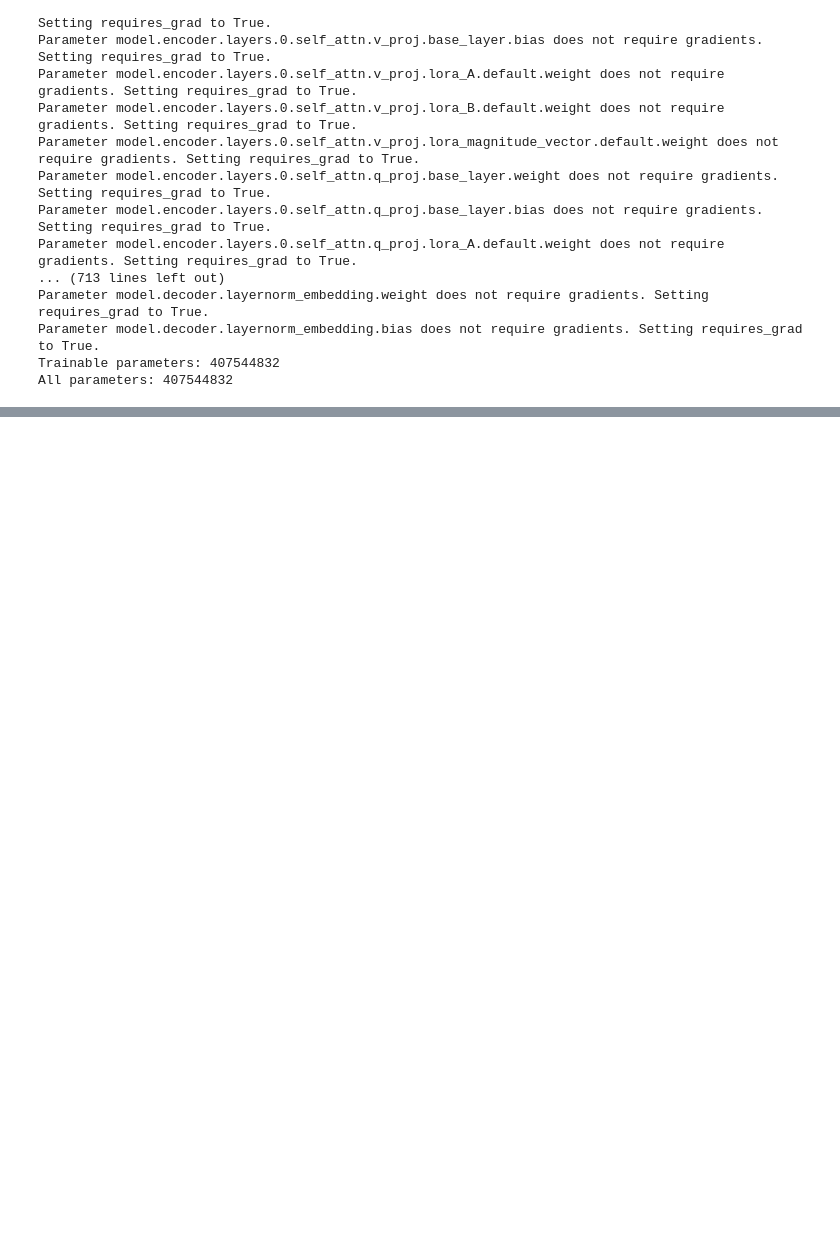
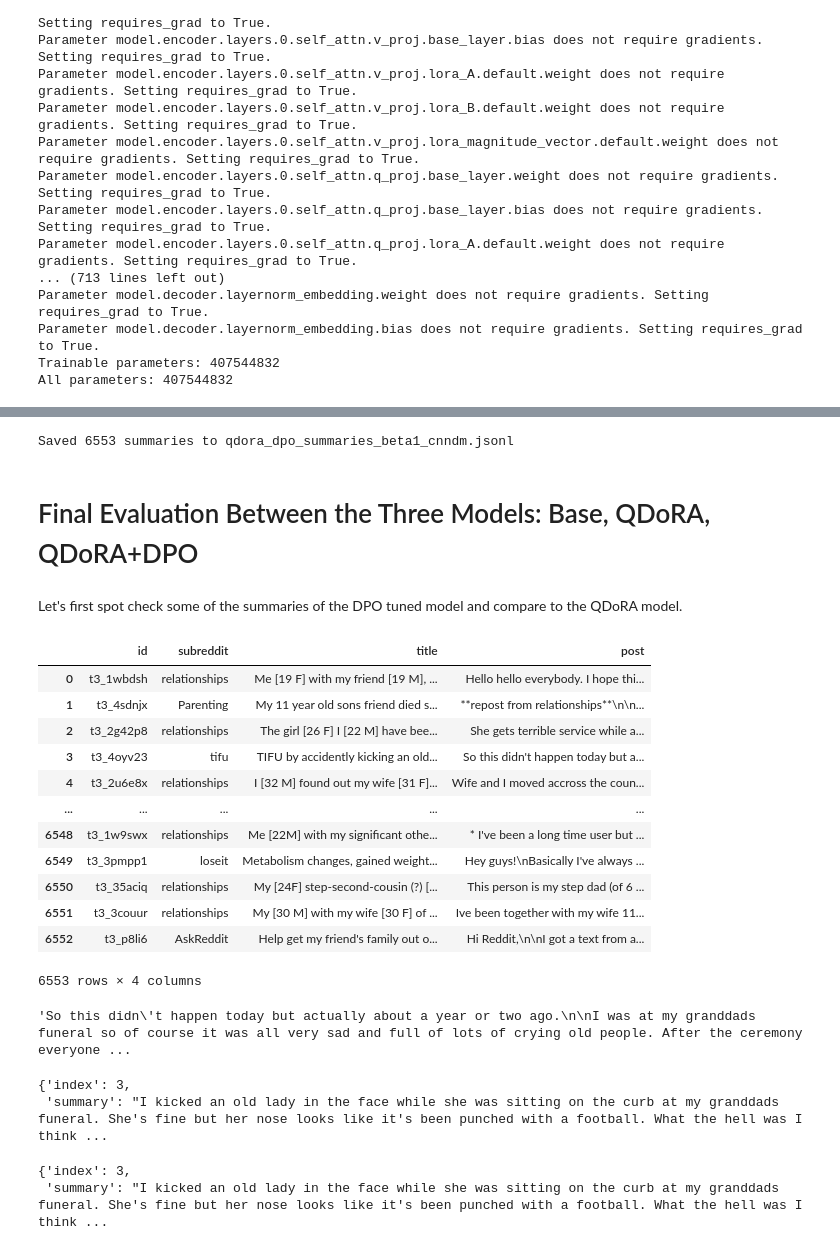
Before and after one commit to zdbrown13/w266_Final_Project_Zane-Victor, a Jupyter notebook: Copy_of_summarization_project.ipynb, the cells around one changed output, grey strips where cells are left out. Cells and saved outputs as stored; diff of their text form; code cells hidden in the pictures; blank space fills up the shorter version.

```diff
--- a/Copy_of_summarization_project.ipynb
+++ b/Copy_of_summarization_project.ipynb
@@ -1407,0 +1156,5 @@ pprint(results)
+# %%
+# Save QDoRA-DPO summaries
+save_summaries_jsonl(QDoRA_DPO_BART_summaries, 'qdora_dpo_summaries_beta1_cnndm.jsonl')
+# %% [output]
+Saved 6553 summaries to qdora_dpo_summaries_beta1_cnndm.jsonl
@@ -1407,0 +1163,34 @@ pprint(results)
+# %% [markdown]
+# Final Evaluation Between the Three Models: Base, QDoRA, QDoRA+DPO
+# %% [markdown]
+Let's first spot check some of the summaries of the DPO tuned model and compare to the QDoRA model.
+# %%
+test_df
+# %% [output]
+|  | id | subreddit | title | post |
+| 0 | t3_1wbdsh | relationships | Me [19 F] with my friend [19 M], ... | Hello hello everybody. I hope thi... |
+| 1 | t3_4sdnjx | Parenting | My 11 year old sons friend died s... | **repost from relationships**\n\n... |
+| 2 | t3_2g42p8 | relationships | The girl [26 F] I [22 M] have bee... | She gets terrible service while a... |
+| 3 | t3_4oyv23 | tifu | TIFU by accidently kicking an old... | So this didn't happen today but a... |
+| 4 | t3_2u6e8x | relationships | I [32 M] found out my wife [31 F]... | Wife and I moved accross the coun... |
+| ... | ... | ... | ... | ... |
+| 6548 | t3_1w9swx | relationships | Me [22M] with my significant othe... | * I've been a long time user but ... |
+| 6549 | t3_3pmpp1 | loseit | Metabolism changes, gained weight... | Hey guys!\nBasically I've always ... |
+| 6550 | t3_35aciq | relationships | My [24F] step-second-cousin (?) [... | This person is my step dad (of 6 ... |
+| 6551 | t3_3couur | relationships | My [30 M] with my wife [30 F] of ... | Ive been together with my wife 11... |
+| 6552 | t3_p8li6 | AskReddit | Help get my friend's family out o... | Hi Reddit,\n\nI got a text from a... |
+6553 rows × 4 columns
+# %%
+test_df['post'][3]
+# %% [output]
+'So this didn\'t happen today but actually about a year or two ago.\n\nI was at my granddads funeral so of course it was all very sad and full of lots of crying old people. After the ceremony everyone ...
+# %%
+qdora_summaries_loaded[3]
+# %% [output]
+{'index': 3,
+ 'summary': "I kicked an old lady in the face while she was sitting on the curb at my granddads funeral. She's fine but her nose looks like it's been punched with a football. What the hell was I think ...
+# %%
+qdora_dpo_summaries_loaded[3]
+# %% [output]
+{'index': 3,
+ 'summary': "I kicked an old lady in the face while she was sitting on the curb at my granddads funeral. She's fine but her nose looks like it's been punched with a football. What the hell was I think ...
```
Also changed, not shown: parts of 95 cells of this notebook.
